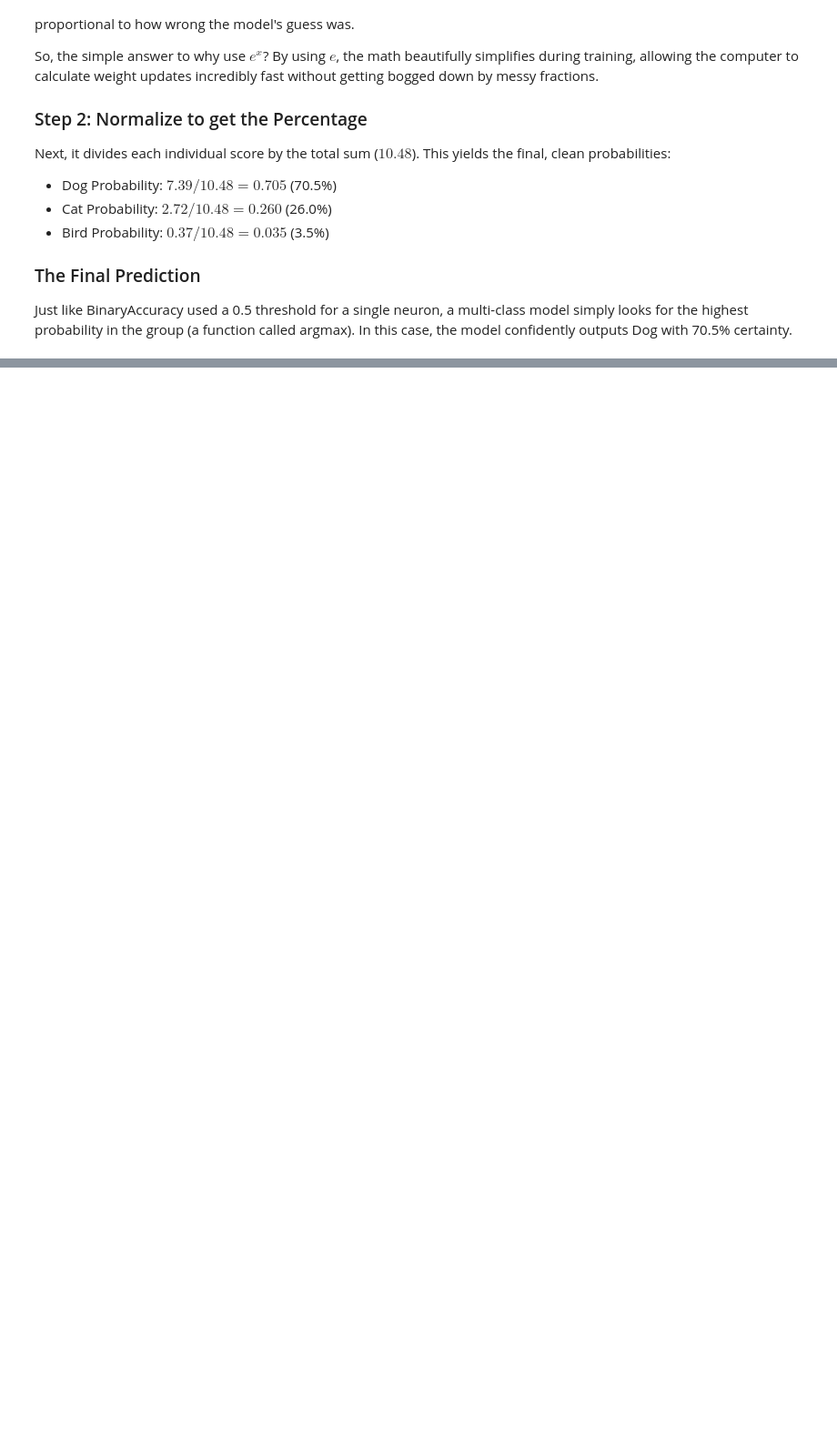
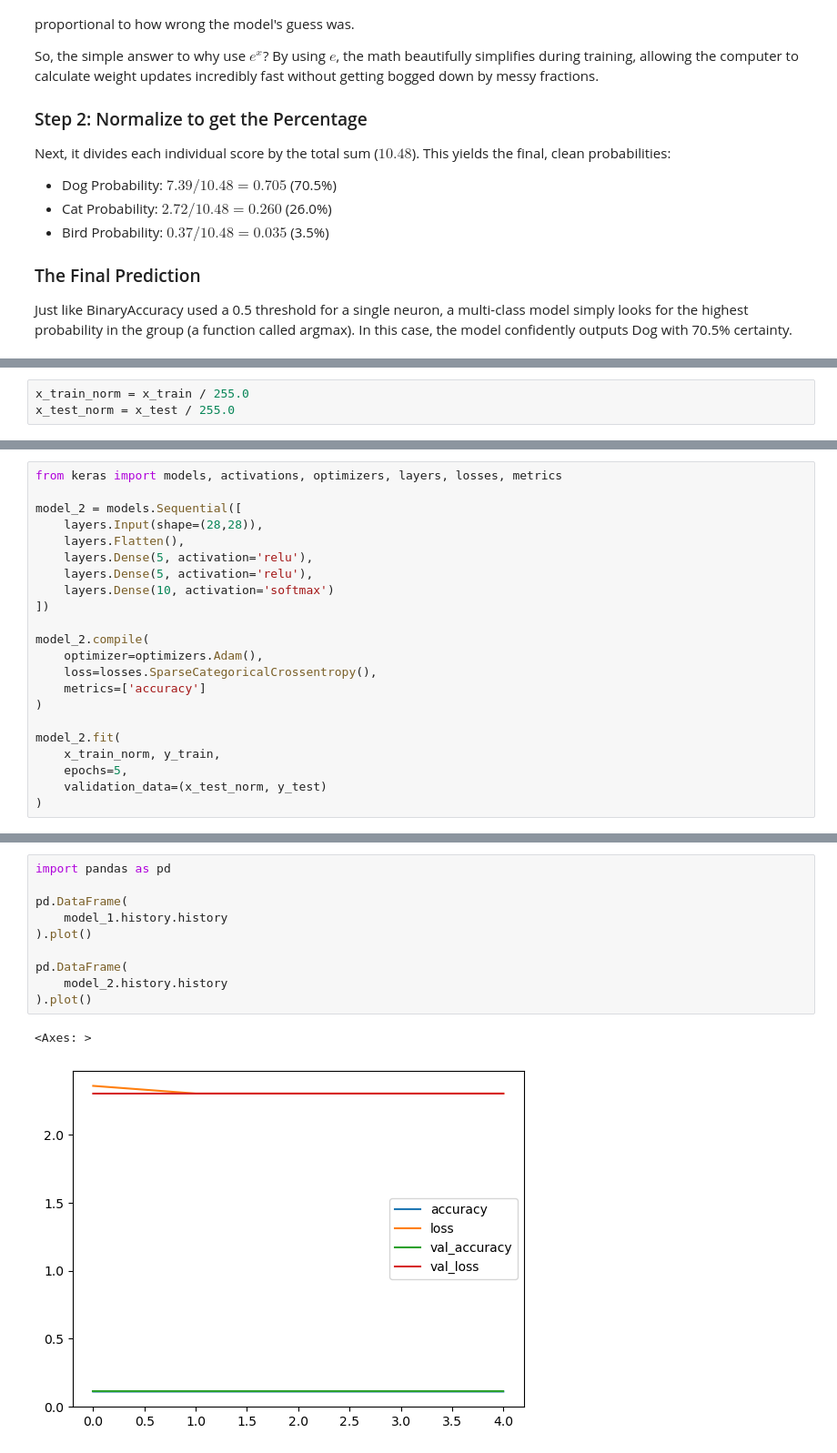
Before and after one commit to RishatTalukder/Deep_Learning_With_Tensorflow, a Jupyter notebook: 3_CLASSIFICATION/2_Multi_Class_Classification.ipynb, the cells around one changed output, grey strips where cells are left out. Shown at 91% size. Drawn from its saved outputs; the diff is of its cells as text; blank space fills up the shorter version.

```diff
--- a/3_CLASSIFICATION/2_Multi_Class_Classification.ipynb
+++ b/3_CLASSIFICATION/2_Multi_Class_Classification.ipynb
@@ -294,0 +464,3 @@ Just like BinaryAccuracy used a 0.5 threshold for a single neuron, a multi-class
+# %%
+x_train_norm = x_train / 255.0
+x_test_norm = x_test / 255.0
@@ -294,0 +485,22 @@ Just like BinaryAccuracy used a 0.5 threshold for a single neuron, a multi-class
+# %%
+from keras import models, activations, optimizers, layers, losses, metrics
+
+model_2 = models.Sequential([
+    layers.Input(shape=(28,28)),
+    layers.Flatten(),
+    layers.Dense(5, activation='relu'),
+    layers.Dense(5, activation='relu'),
+    layers.Dense(10, activation='softmax')
+])
+
+model_2.compile(
+    optimizer=optimizers.Adam(),
+    loss=losses.SparseCategoricalCrossentropy(),
+    metrics=['accuracy']
+)
+
+model_2.fit(
+    x_train_norm, y_train,
+    epochs=5,
+    validation_data=(x_test_norm, y_test)
+)
@@ -294,0 +531,13 @@ Just like BinaryAccuracy used a 0.5 threshold for a single neuron, a multi-class
+# %%
+import pandas as pd
+
+pd.DataFrame(
+    model_1.history.history
+).plot()
+
+pd.DataFrame(
+    model_2.history.history
+).plot()
+# %% [output]
+<Axes: >
+[figure, added]
```
Also changed, not shown: parts of 49 cells of this notebook, 2 other files.
